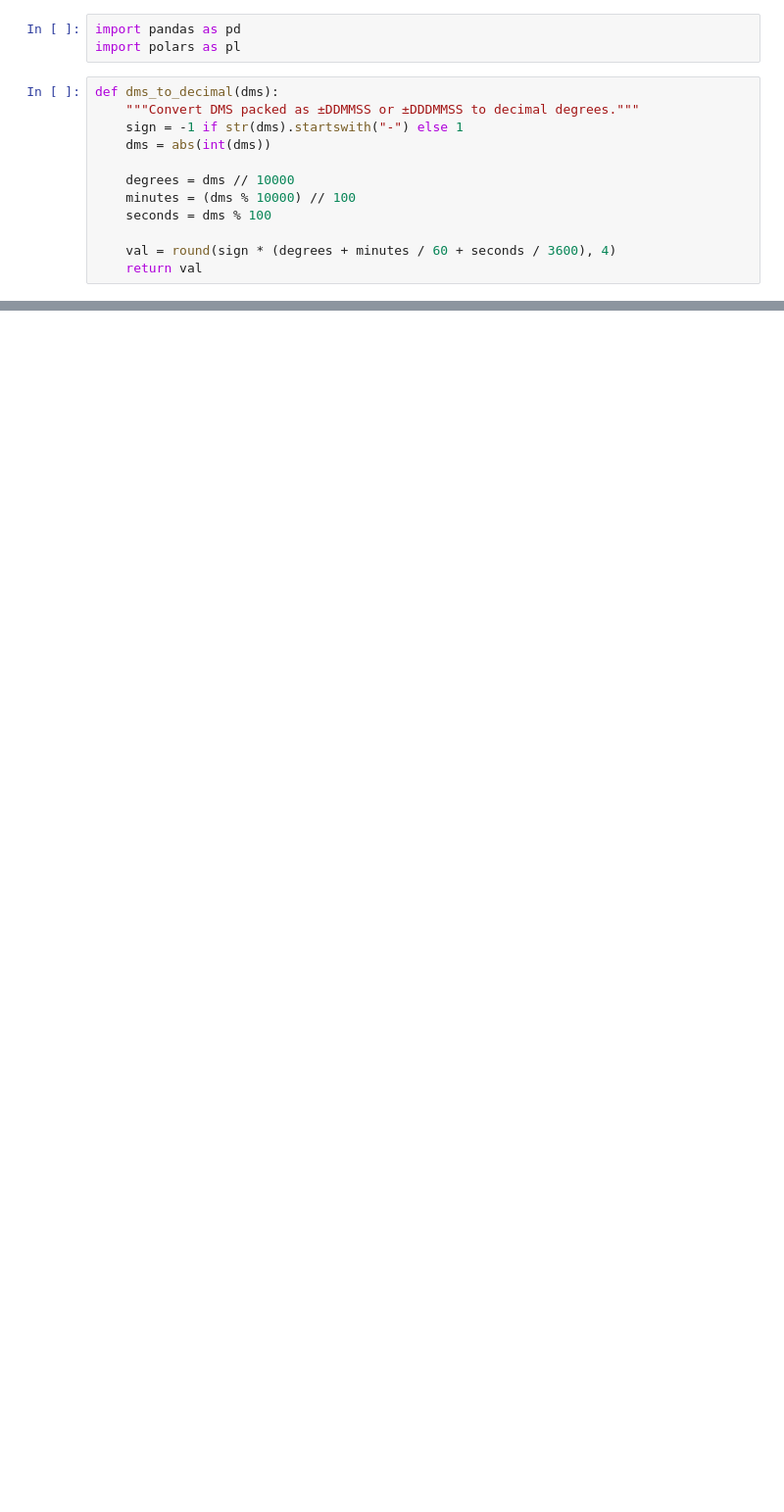
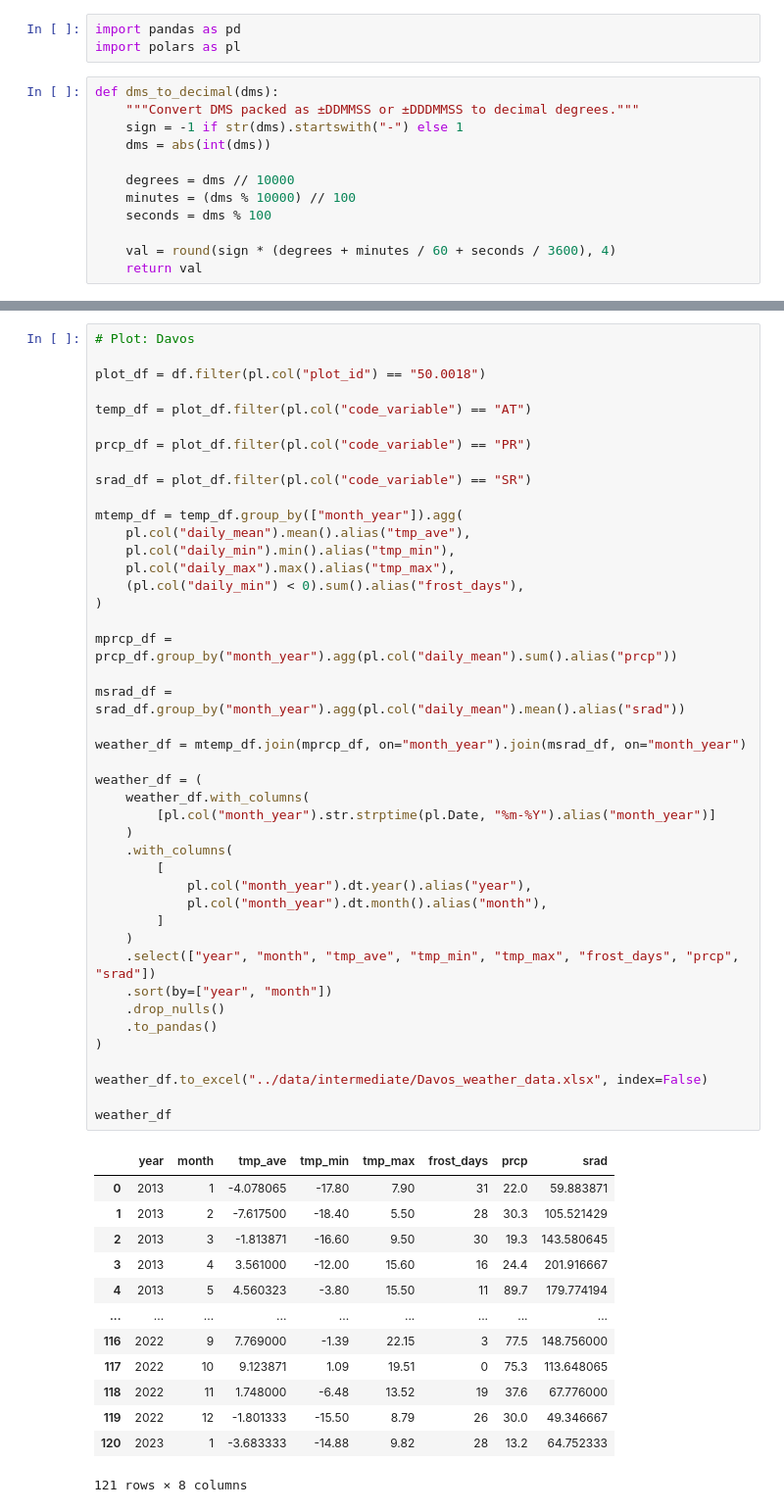
Before and after one commit to simlab-vs/TrunX, a Jupyter notebook: notebooks/icp_weather_data.ipynb, the cells around one changed output, grey strips where cells are left out. Shown at 98% size. Drawn from its saved outputs; the diff is of its cells as text; blank space fills up the shorter version.

```diff
--- a/notebooks/icp_weather_data.ipynb
+++ b/notebooks/icp_weather_data.ipynb
@@ -409,0 +559,57 @@ weather_df
+# %%
+# Plot: Davos
+
+plot_df = df.filter(pl.col("plot_id") == "50.0018")
+
+temp_df = plot_df.filter(pl.col("code_variable") == "AT")
+
+prcp_df = plot_df.filter(pl.col("code_variable") == "PR")
+
+srad_df = plot_df.filter(pl.col("code_variable") == "SR")
+
+mtemp_df = temp_df.group_by(["month_year"]).agg(
+    pl.col("daily_mean").mean().alias("tmp_ave"),
+    pl.col("daily_min").min().alias("tmp_min"),
+    pl.col("daily_max").max().alias("tmp_max"),
+    (pl.col("daily_min") < 0).sum().alias("frost_days"),
+)
+
+mprcp_df = prcp_df.group_by("month_year").agg(pl.col("daily_mean").sum().alias("prcp"))
+
+msrad_df = srad_df.group_by("month_year").agg(pl.col("daily_mean").mean().alias("srad"))
+
+weather_df = mtemp_df.join(mprcp_df, on="month_year").join(msrad_df, on="month_year")
+
+weather_df = (
+    weather_df.with_columns(
+        [pl.col("month_year").str.strptime(pl.Date, "%m-%Y").alias("month_year")]
+    )
+    .with_columns(
+        [
+            pl.col("month_year").dt.year().alias("year"),
+            pl.col("month_year").dt.month().alias("month"),
+        ]
+    )
+    .select(["year", "month", "tmp_ave", "tmp_min", "tmp_max", "frost_days", "prcp", "srad"])
+    .sort(by=["year", "month"])
+    .drop_nulls()
+    .to_pandas()
+)
+
+weather_df.to_excel("../data/intermediate/Davos_weather_data.xlsx", index=False)
+
+weather_df
+# %% [output]
+|  | year | month | tmp_ave | tmp_min | tmp_max | frost_days | prcp | srad |
+| 0 | 2013 | 1 | -4.078065 | -17.80 | 7.90 | 31 | 22.0 | 59.883871 |
+| 1 | 2013 | 2 | -7.617500 | -18.40 | 5.50 | 28 | 30.3 | 105.521429 |
+| 2 | 2013 | 3 | -1.813871 | -16.60 | 9.50 | 30 | 19.3 | 143.580645 |
+| 3 | 2013 | 4 | 3.561000 | -12.00 | 15.60 | 16 | 24.4 | 201.916667 |
+| 4 | 2013 | 5 | 4.560323 | -3.80 | 15.50 | 11 | 89.7 | 179.774194 |
+| ... | ... | ... | ... | ... | ... | ... | ... | ... |
+| 116 | 2022 | 9 | 7.769000 | -1.39 | 22.15 | 3 | 77.5 | 148.756000 |
+| 117 | 2022 | 10 | 9.123871 | 1.09 | 19.51 | 0 | 75.3 | 113.648065 |
+| 118 | 2022 | 11 | 1.748000 | -6.48 | 13.52 | 19 | 37.6 | 67.776000 |
+| 119 | 2022 | 12 | -1.801333 | -15.50 | 8.79 | 26 | 30.0 | 49.346667 |
+| 120 | 2023 | 1 | -3.683333 | -14.88 | 9.82 | 28 | 13.2 | 64.752333 |
+121 rows × 8 columns
```
Also changed, not shown: parts of 15 cells of this notebook, 7 other files.
